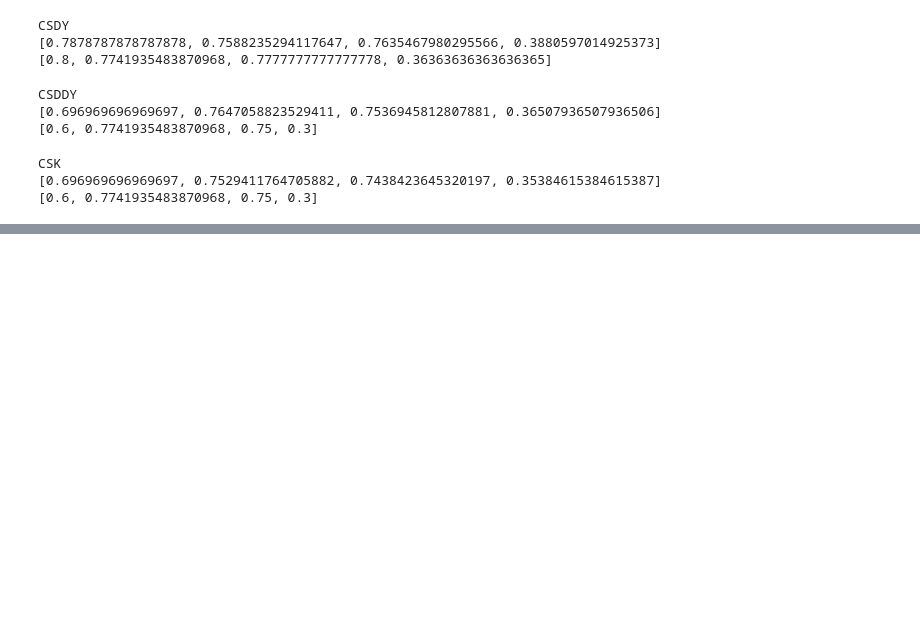
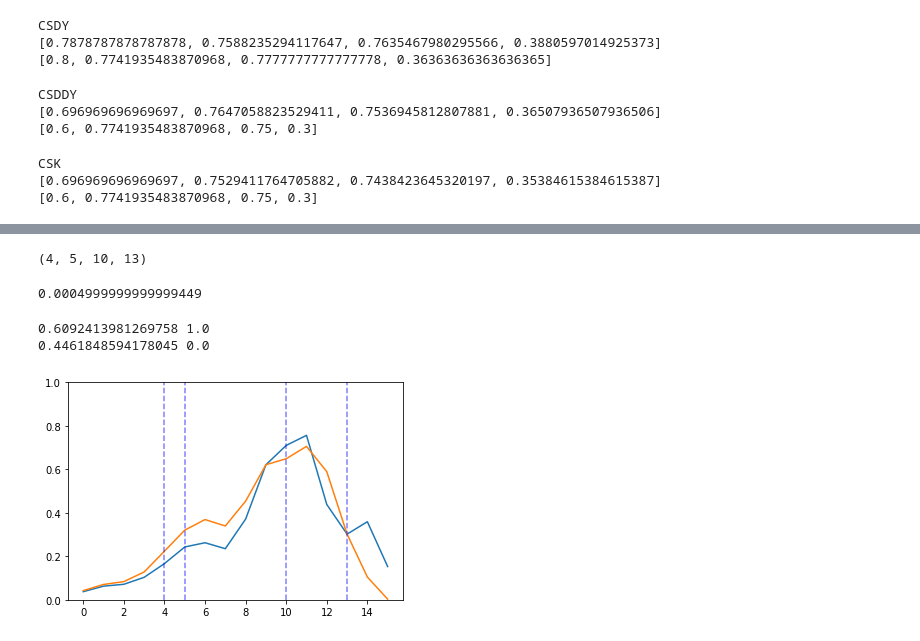
Before and after one commit to SigmaRichards/CapstoneUnitPersonal, a Jupyter notebook: CSDY_LR.ipynb, the cells around one changed output, grey strips where cells are left out. Saved outputs shown, nothing was run; the diff lists cells and outputs as text; code cells hidden in the pictures; blank space fills up the shorter version.

```diff
--- a/CSDY_LR.ipynb
+++ b/CSDY_LR.ipynb
@@ -116,0 +132,40 @@ CSK
+# %%
+num_it = len(X)
+scs = []
+for a in range(num_it):
+    for b in range(a+1,num_it):
+        pd = np.abs(probs[a]-probs[b])
+        fd = np.abs(X[a,4]-X[b,4])
+        scs.append([pd,fd,[a,b]])
+# %%
+inds
+# %% [output]
+(4, 5, 10, 13)
+# %%
+4.999999999999449e-04
+# %% [output]
+0.0004999999999999449
+# %%
+vs = []
+for a in range(len(scs)):
+    v = scs[a][0]/(scs[a][1]+0.0001)
+    vs.append(v)
+imp_ind = scs[np.argmax(vs)][2]
+
+plt.plot(X_raw[imp_ind[0]])
+plt.plot(X_raw[imp_ind[1]])
+
+plt.plot([4,4],[0,1],'b--',alpha=0.5)
+plt.plot([5,5],[0,1],'b--',alpha=0.5)
+plt.plot([10,10],[0,1],'b--',alpha=0.5)
+plt.plot([13,13],[0,1],'b--',alpha=0.5)
+
+plt.ylim(0,1)
+
+print(probs[imp_ind[0]],y[imp_ind[0]])
+print(probs[imp_ind[1]],y[imp_ind[1]])
+plt.show()
+# %% [output]
+0.6092413981269758 1.0
+0.4461848594178045 0.0
+[figure, added]
```
Also changed, not shown: parts of 5 cells of this notebook, 1 other file.
